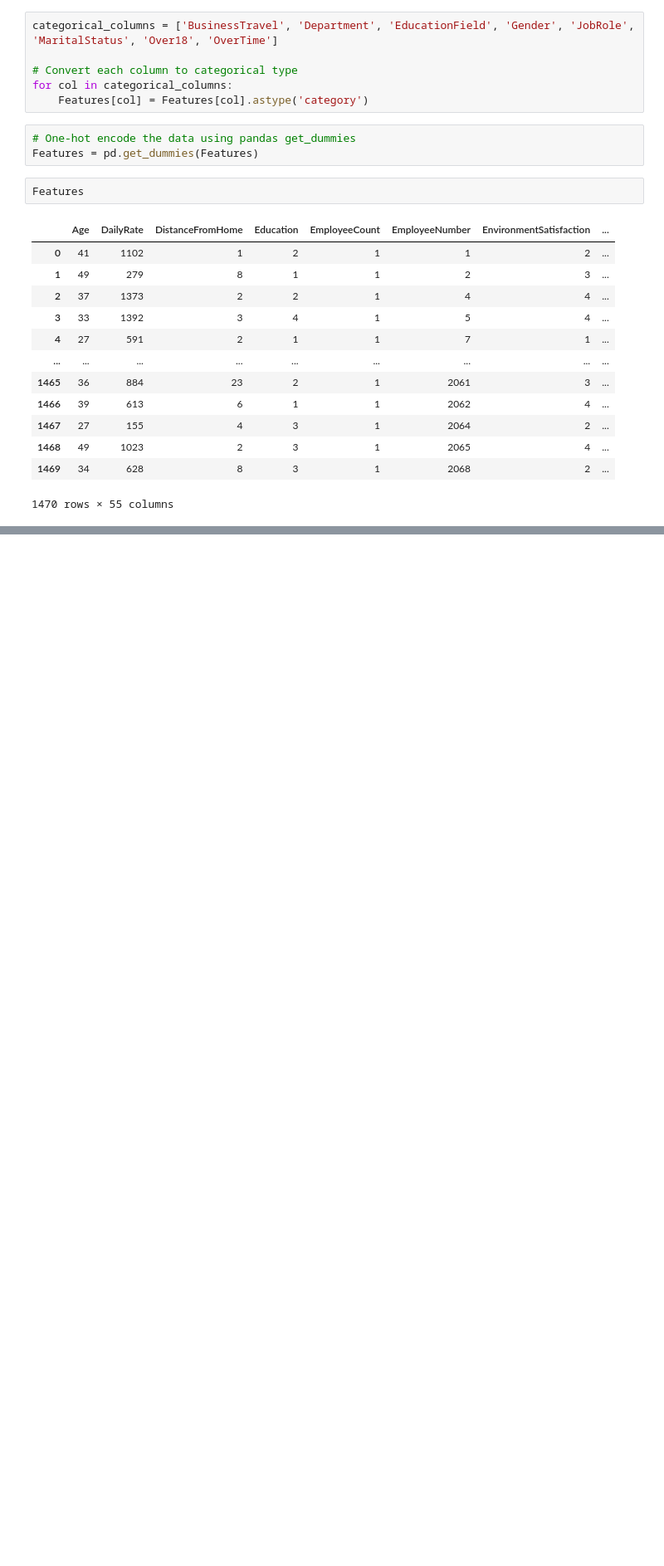
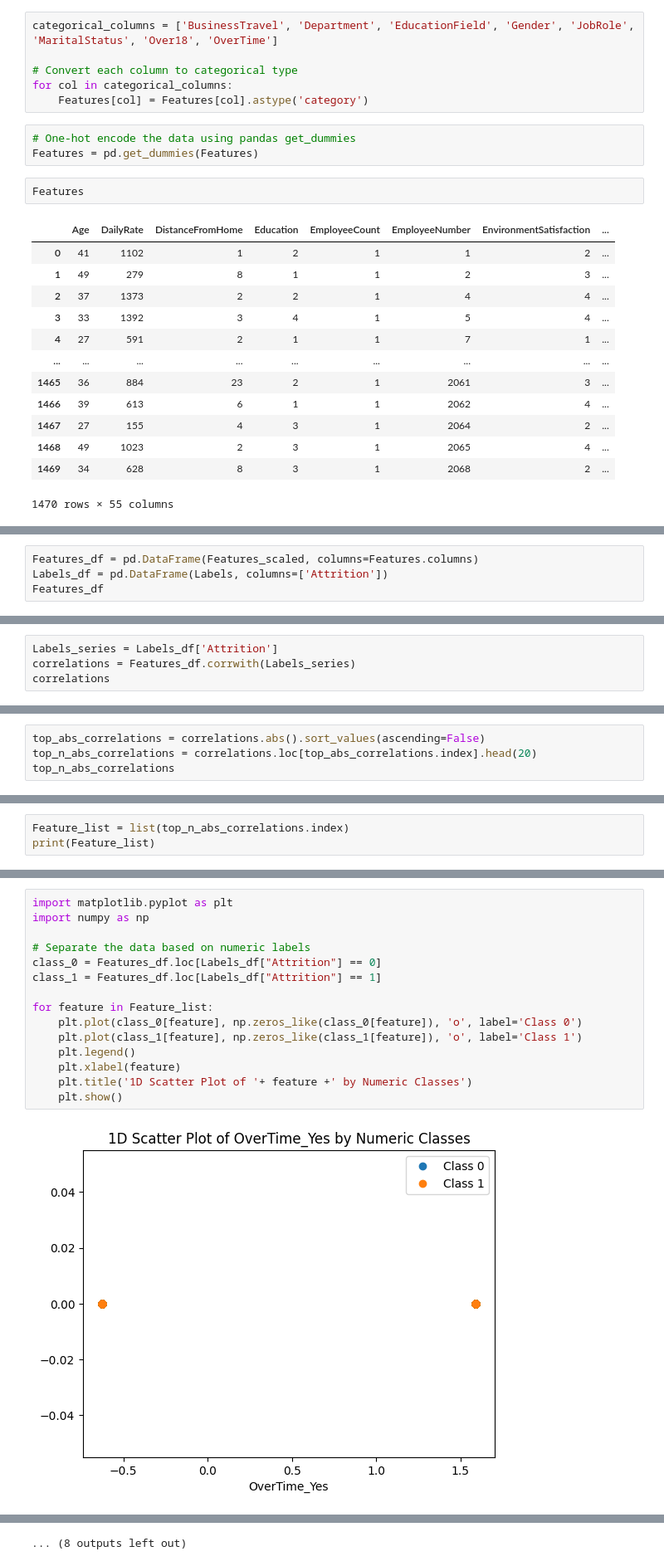
Before and after one commit to shahriar-raj/CSE_472-Machine-Learning-Sessional, a Jupyter notebook: Offline1/offline1.ipynb, the cells around one changed output, grey strips where cells are left out. Shown: that part at 83% size. Saved outputs shown, nothing was run; the diff lists cells and outputs as text; blank space fills up the shorter version.

Commit message:
Correlation part done

```diff
--- a/Offline1/offline1.ipynb
+++ b/Offline1/offline1.ipynb
@@ -151,0 +171,4 @@ Features
+# %%
+Features_df = pd.DataFrame(Features_scaled, columns=Features.columns)
+Labels_df = pd.DataFrame(Labels, columns=['Attrition'])
+Features_df
@@ -151,0 +205,4 @@ Features
+# %%
+Labels_series = Labels_df['Attrition']
+correlations = Features_df.corrwith(Labels_series)
+correlations
@@ -151,0 +227,4 @@ Features
+# %%
+top_abs_correlations = correlations.abs().sort_values(ascending=False)
+top_n_abs_correlations = correlations.loc[top_abs_correlations.index].head(20)
+top_n_abs_correlations
@@ -151,0 +249,3 @@ Features
+# %%
+Feature_list = list(top_n_abs_correlations.index)
+print(Feature_list)
@@ -151,0 +254,17 @@ Features
+# %%
+import matplotlib.pyplot as plt
+import numpy as np
+
+# Separate the data based on numeric labels
+class_0 = Features_df.loc[Labels_df["Attrition"] == 0]
+class_1 = Features_df.loc[Labels_df["Attrition"] == 1]
+
+for feature in Feature_list:
+    plt.plot(class_0[feature], np.zeros_like(class_0[feature]), 'o', label='Class 0')
+    plt.plot(class_1[feature], np.zeros_like(class_1[feature]), 'o', label='Class 1')
+    plt.legend()
+    plt.xlabel(feature)
+    plt.title('1D Scatter Plot of '+ feature +' by Numeric Classes')
+    plt.show()
+# %% [output]
+[figure, added]
@@ -151,0 +282 @@ Features
+... (8 outputs left out)
```
Also changed, not shown: parts of 13 cells of this notebook, 1 other file.
